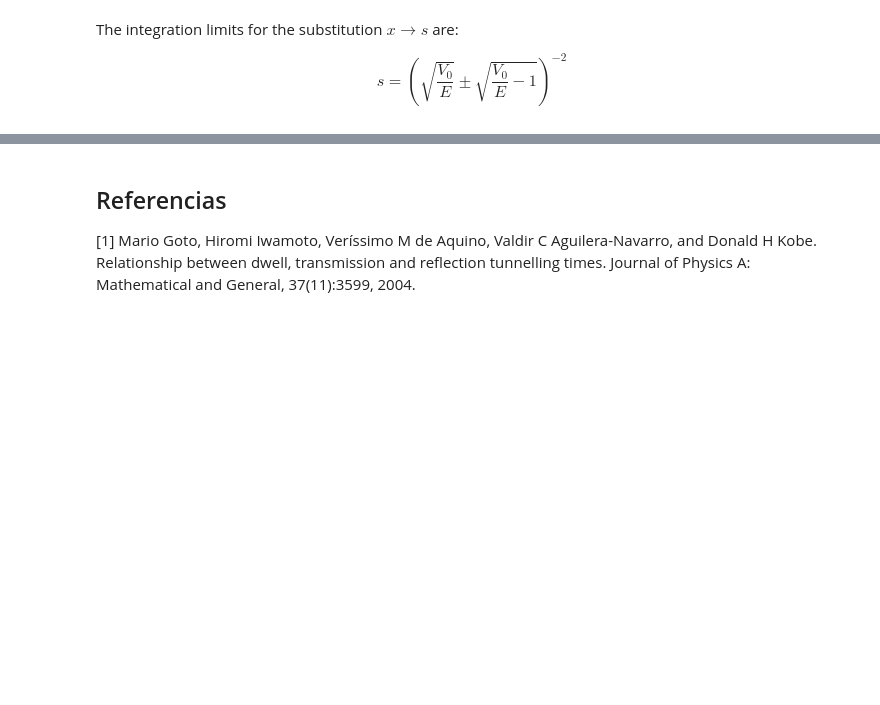
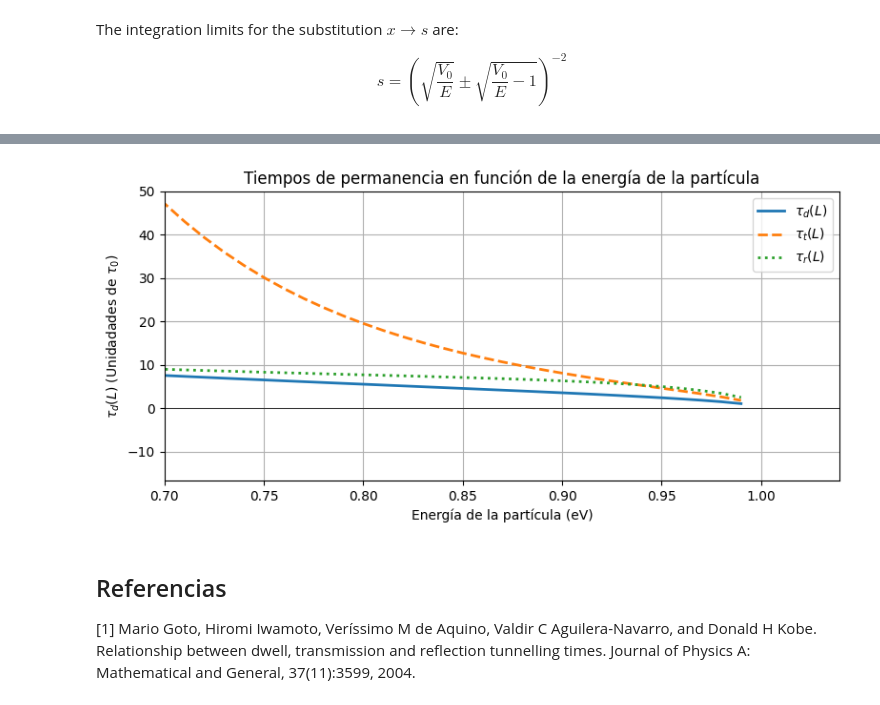
Before and after one commit to CR0NX73/Quantum-Tunnelling-Times, a Jupyter notebook: potenciales.ipynb, the cells around one changed output, grey strips where cells are left out. Saved outputs shown, nothing was run; the diff lists cells and outputs as text; code cells hidden in the pictures; blank space fills up the shorter version.

```diff
--- a/potenciales.ipynb
+++ b/potenciales.ipynb
@@ -639,3 +635,31 @@ plt.show()
+# %%
+#Se define la lista de valores de E hasta V0
+E_values = np.arange(0.5, V0, 0.01)
+# %%
+tau_d_eckart_E = np.array([m / (hbar * k.subs(E, _)) * sp.integrate(product_eckart.subs(a, 1e-5), (s, inferior_limit_eckart.subs(E, _), superior_limit_eckart.subs(E, _))) for _ in E_values])
+tau_t_eckart_E = np.array([m / (hbar * k.subs(E, _) * T_eckart(1e-5, _)) * sp.integrate(product_eckart.subs(a, 1e-5), (s, inferior_limit_eckart.subs(E, _), superior_limit_eckart.subs(E, _))) for _ in E_values])
+tau_r_eckart_E = np.array([m / (hbar * k.subs(E, _) * R_eckart(1e-5, _)) * sp.integrate(product_eckart.subs(a, 1e-5), (s, inferior_limit_eckart.subs(E, _), superior_limit_eckart.subs(E, _))) for _ in E_values])
+# %%
+#Se grafican los resultados en función del ancho de la barrera
+plt.figure(figsize=(8, 4))
+plt.plot(E_values, tau_d_eckart_E/tau_0, linestyle = '-', label = r"$\tau_d(L)$", lw=2) # Gráfica de tau_d
+plt.plot(E_values, tau_t_eckart_E/tau_0, linestyle = '--',label = r"$\tau_t(L)$", lw=2) # Gráfica de tau_t
+plt.plot(E_values, tau_r_eckart_E/tau_0, linestyle = ':',label = r"$\tau_r(L)$", lw=2) # Gráfica de tau_r
+
+plt.title('Tiempos de permanencia en función de la energía de la partícula')
+plt.xlabel(r'Energía de la partícula (eV)')
+plt.ylabel(r'$\tau_d(L)$ (Unidadades de $\tau_0$)')
+plt.legend()
+plt.grid(True)
+plt.axhline(0, color='black', lw=0.5)
+plt.axvline(0, color='gray', linestyle='--', lw=0.5)
+# Establecer el límite inferior en el eje x
+plt.xlim(left=0.7)
+plt.ylim(top = 50)
+plt.tight_layout()
+plt.show()
+# %% [output]
+[figure, added]
 # %% [markdown]
 <h2>Referencias</h2>
 
```
Also changed, not shown: parts of 6 cells of this notebook.
